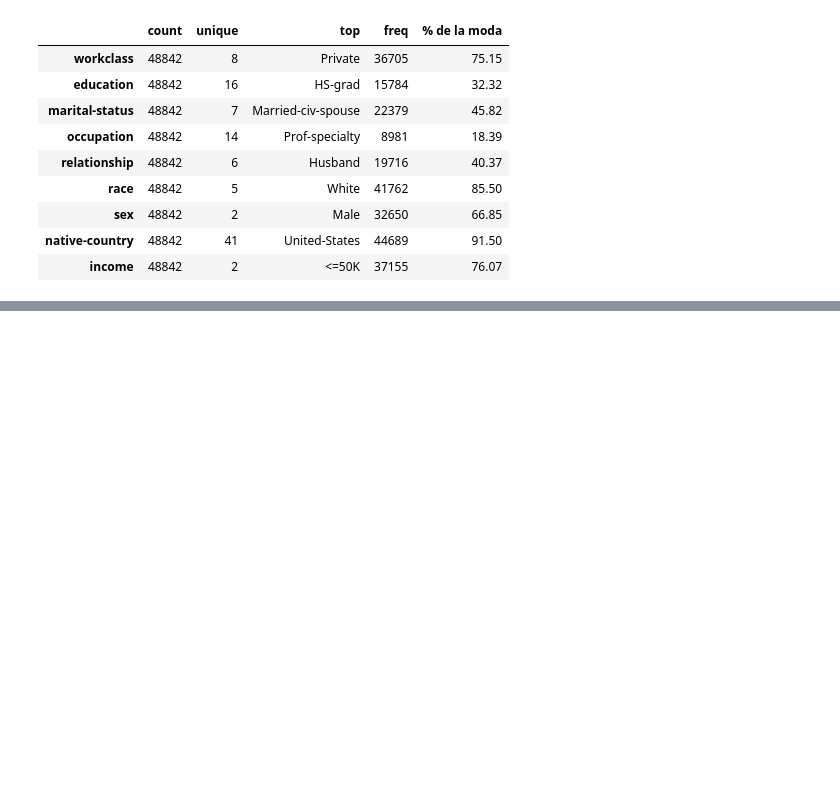
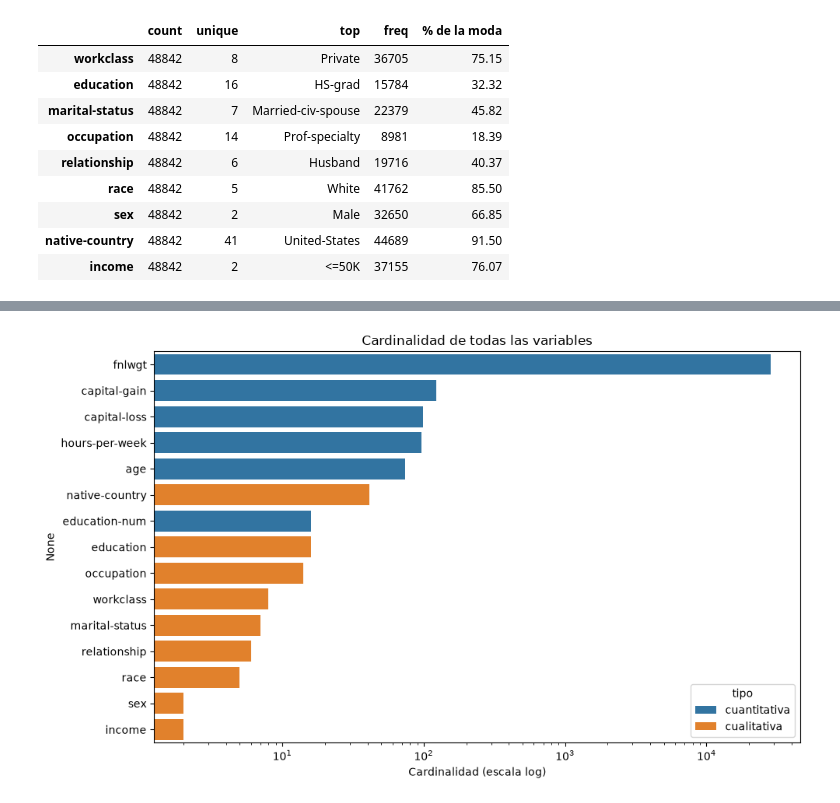
Before and after one commit to sebacalfa/ProyFinal_Mod6, a Jupyter notebook: Proyecto_Final_Mod6.ipynb, the cells around one changed output, grey strips where cells are left out. Saved outputs shown, nothing was run; the diff lists cells and outputs as text; code cells hidden in the pictures; blank space fills up the shorter version.

```diff
--- a/Proyecto_Final_Mod6.ipynb
+++ b/Proyecto_Final_Mod6.ipynb
@@ -439,0 +516,10 @@ Se identificaron 9 variables cualitativas a las cuales se les analizó las sigui
+# %%
+todas_las_vars = vars_cuantitativas + vars_cualitativas
+
+cardinalidad_total = df_clean[todas_las_vars].nunique().sort_values(ascending=False)
+cardinalidad_total = pd.DataFrame({
+    'cardinalidad': cardinalidad_total,
+    '% del total de filas': (cardinalidad_total / len(df_clean) * 100).round(4),
+    'tipo': ['cuantitativa' if c in vars_cuantitativas else 'cualitativa' for c in cardinalidad_total.index]
+})
+cardinalidad_total
@@ -439,0 +543,11 @@ Se identificaron 9 variables cualitativas a las cuales se les analizó las sigui
+# %%
+plt.figure(figsize=(10, 6))
+sns.barplot(x=cardinalidad_total['cardinalidad'], y=cardinalidad_total.index,
+            hue=cardinalidad_total['tipo'], dodge=False)
+plt.xscale('log')
+plt.xlabel('Cardinalidad (escala log)')
+plt.title('Cardinalidad de todas las variables')
+plt.tight_layout()
+plt.show()
+# %% [output]
+[figure, added]
```
Also changed, not shown: parts of 34 cells of this notebook.
